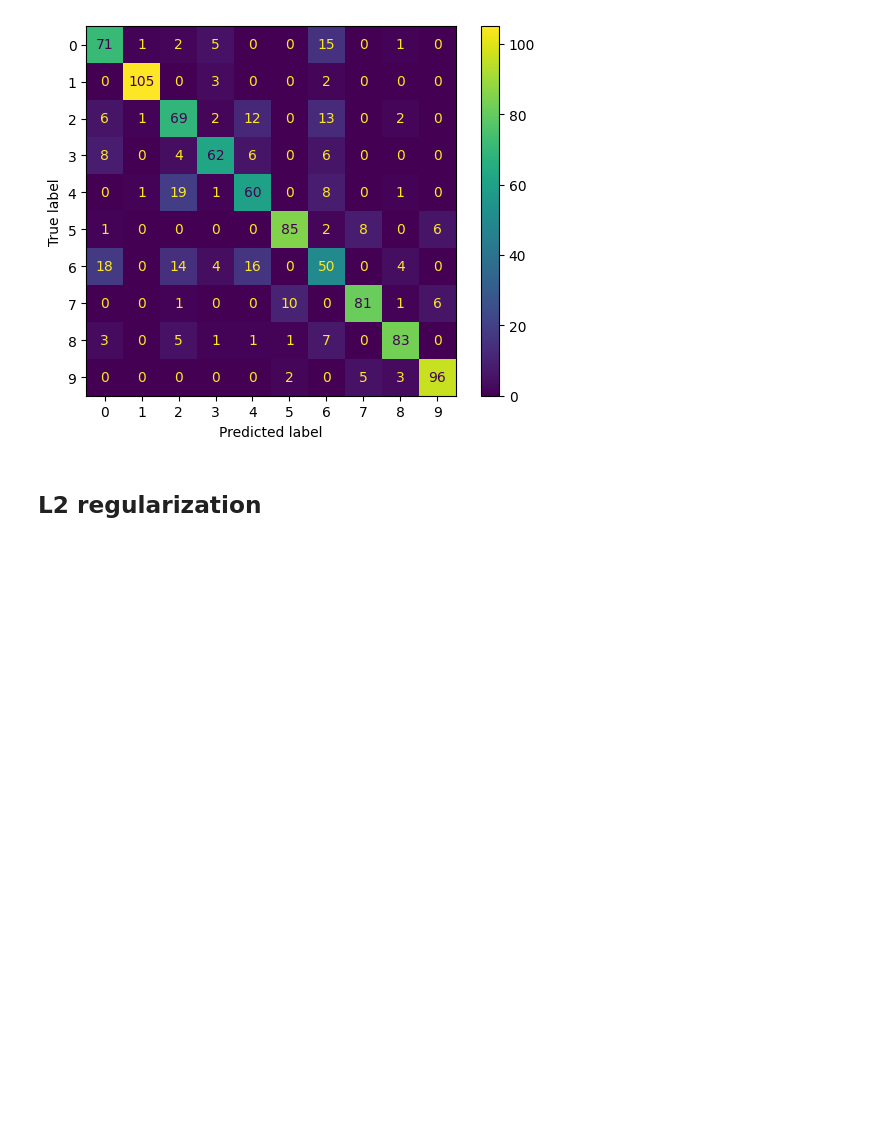
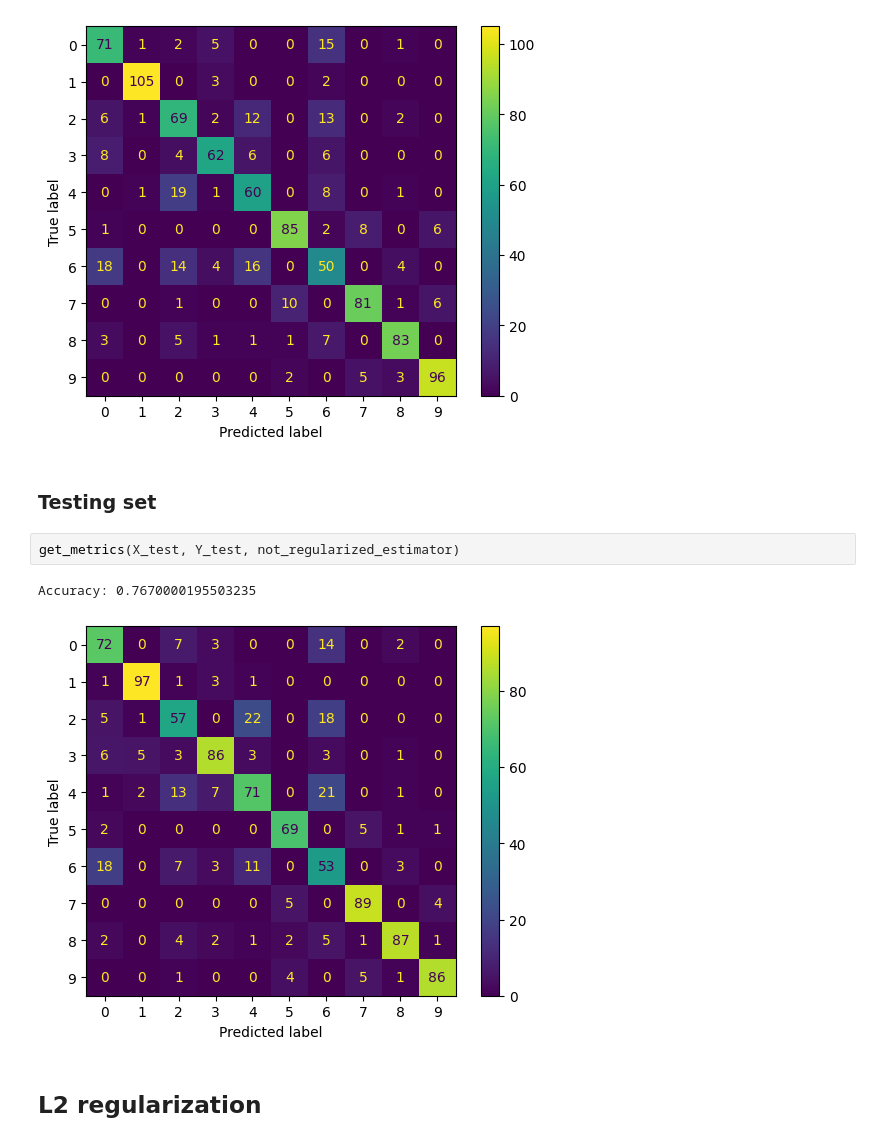
Before and after one commit to jjordanoc/lab2-ml, a Jupyter notebook: lab2_ml.ipynb, the cells around one changed output. Cells and saved outputs as stored; diff of their text form; blank space fills up the shorter version.

```diff
--- a/lab2_ml.ipynb
+++ b/lab2_ml.ipynb
@@ -99,6 +96,13 @@ get_metrics(X_validate, Y_validate, not_regularized_estimator)
 # %% [output]
 Accuracy: 0.7620000243186951
 [figure]
+# %% [markdown]
+### Testing set
+# %%
+get_metrics(X_test, Y_test, not_regularized_estimator)
+# %% [output]
+Accuracy: 0.7670000195503235
+[figure, added]
 # %% [markdown]
 ## L2 regularization
 # %%
```
Also changed, not shown: parts of 13 cells of this notebook.
